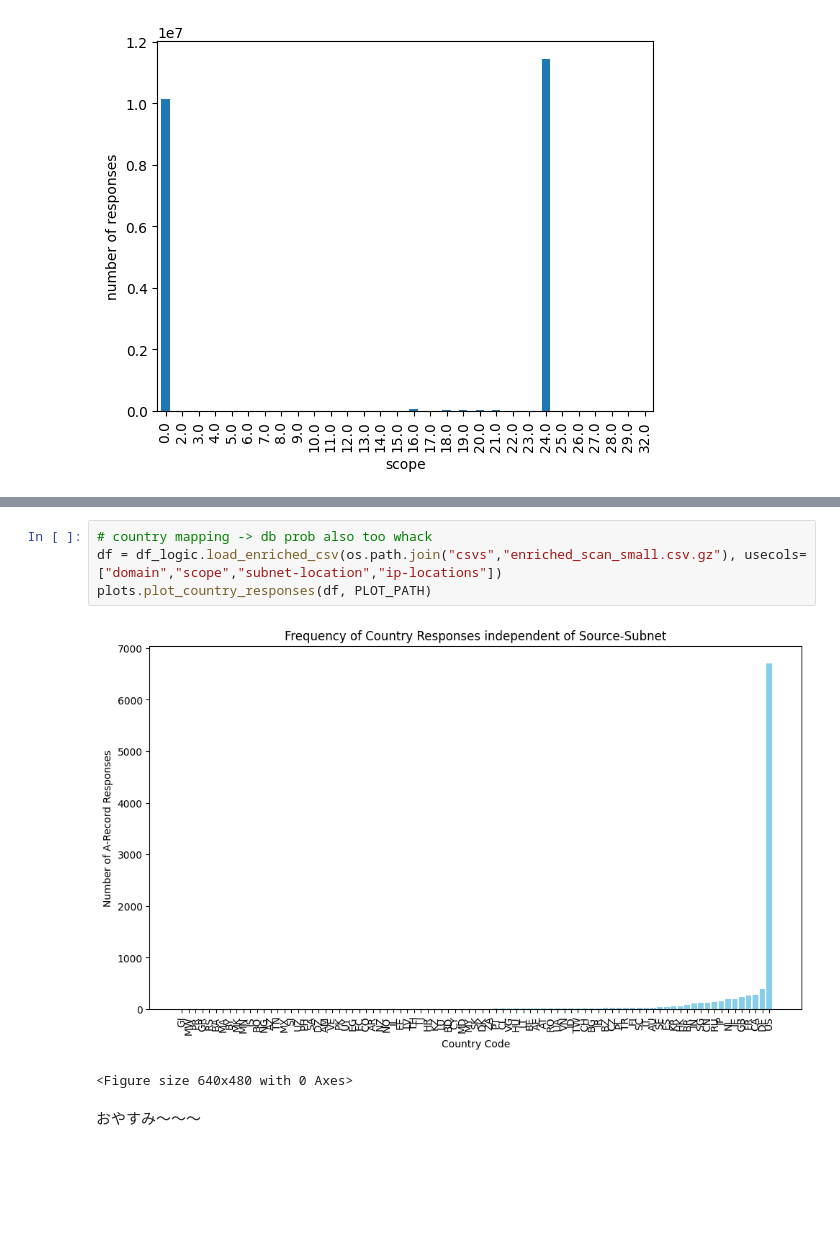
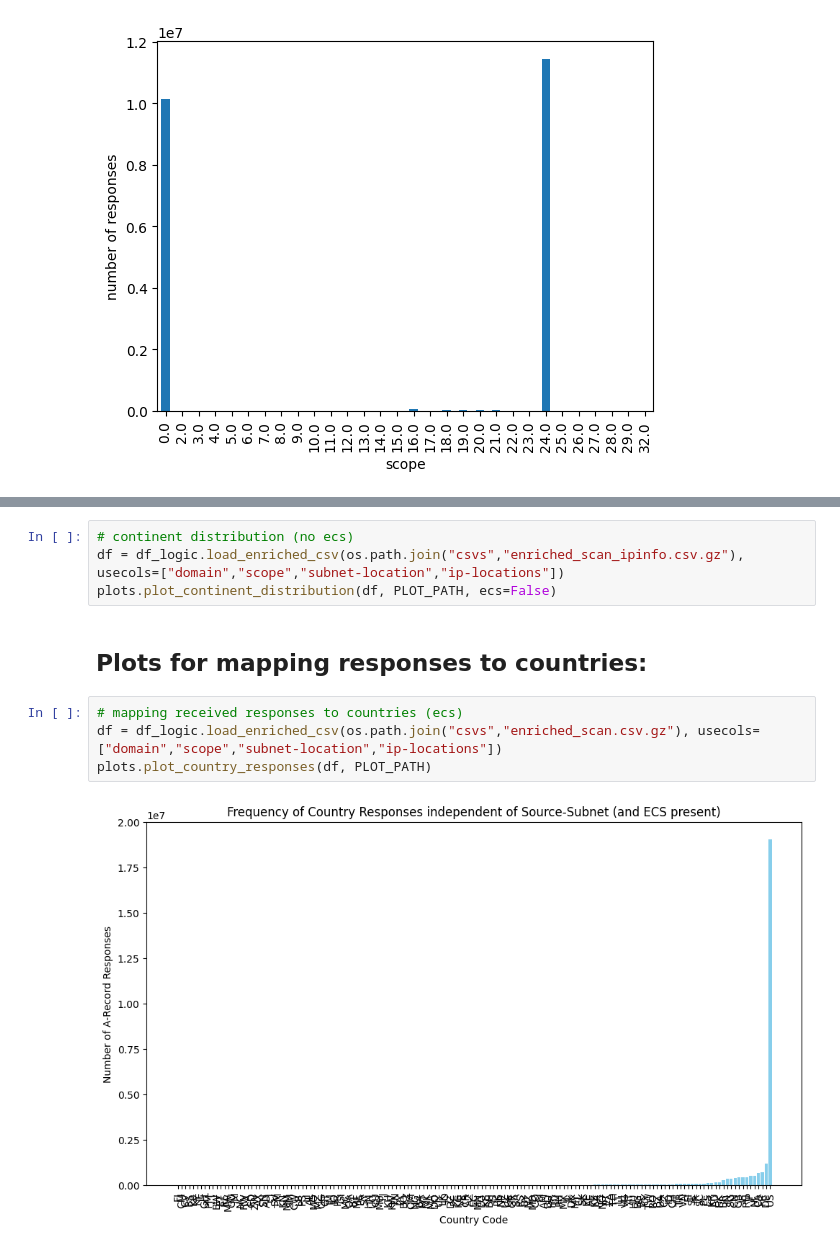
Before and after one commit to f10d0/edns_subnet_measurement, a Jupyter notebook: analysis/graphs.ipynb, the cells around one changed output, grey strips where cells are left out. Drawn from its saved outputs; the diff is of its cells as text; blank space fills up the shorter version.

Commit message:
continent and country plots for no ecs added

```diff
--- a/analysis/graphs.ipynb
+++ b/analysis/graphs.ipynb
@@ -62,9 +66,12 @@ plots.plot_continent_distribution(df, PLOT_PATH)
+# %%
+# continent distribution (no ecs)
+df = df_logic.load_enriched_csv(os.path.join("csvs","enriched_scan_ipinfo.csv.gz"), usecols=["domain","scope","subnet-location","ip-locations"])
+plots.plot_continent_distribution(df, PLOT_PATH, ecs=False)
+# %% [markdown]
+## Plots for mapping responses to countries:
 # %%
-# country mapping -> db prob also too whack
-df = df_logic.load_enriched_csv(os.path.join("csvs","enriched_scan_small.csv.gz"), usecols=["domain","scope","subnet-location","ip-locations"])
+# mapping received responses to countries (ecs)
+df = df_logic.load_enriched_csv(os.path.join("csvs","enriched_scan.csv.gz"), usecols=["domain","scope","subnet-location","ip-locations"])
 plots.plot_country_responses(df, PLOT_PATH)
 # %% [output]
-[figure, old version]
+[figure, new version]
-<Figure size 640x480 with 0 Axes>
-# %% [markdown]
-おやすみ～～～
```
Also changed, not shown: parts of 4 cells of this notebook, 1 other file.
